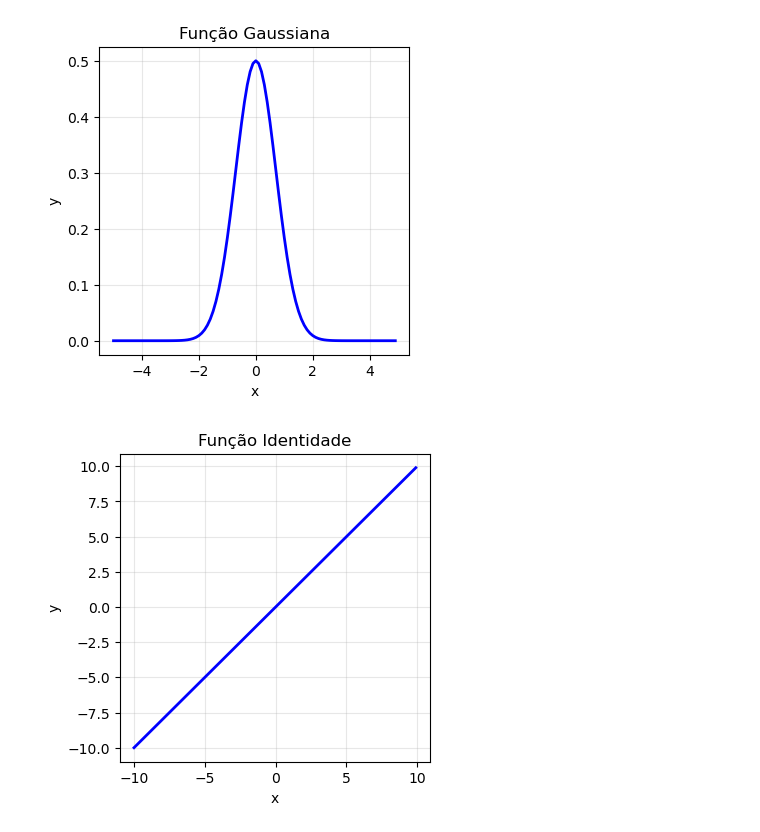
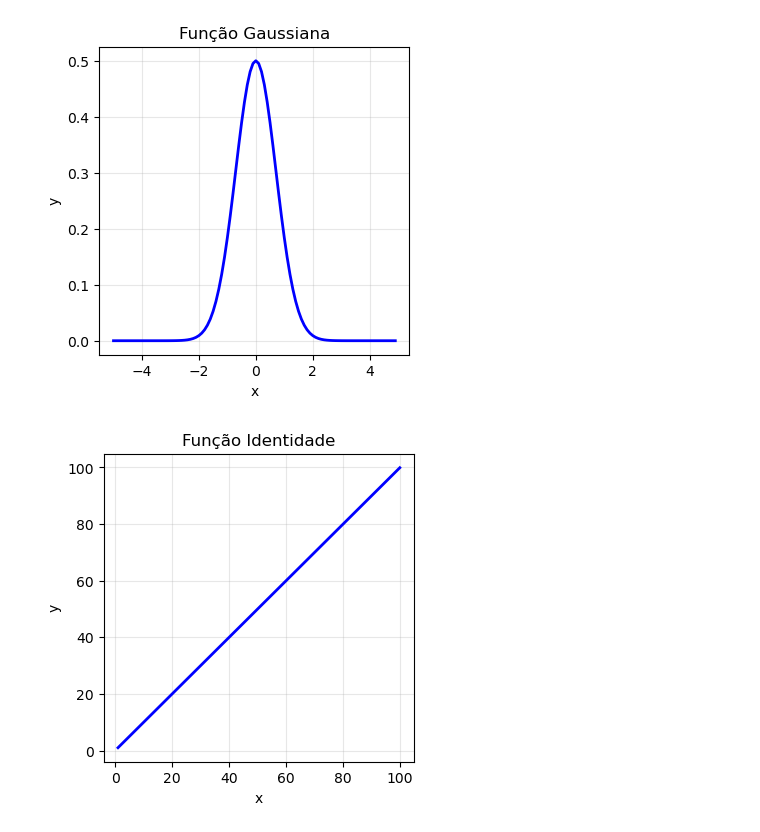
Before and after one commit to ghduque/rna, a Jupyter notebook: Atividade - Neuronio.ipynb, the cells around one changed output. Drawn from its saved outputs; the diff is of its cells as text; code cells hidden in the pictures.

```diff
--- a/Atividade - Neuronio.ipynb
+++ b/Atividade - Neuronio.ipynb
@@ -210,12 +205,12 @@ plota_grafico(x_valor, y_valor, 'Função Gaussiana')
 # %%
 #funcao identidade
 def funcao_identidade(u):
     return u
 
 #gera os valores de x
-x_valor = np.arange(-10, 10, 0.1)
+x_valor = np.arange(1, 100, 0.1)
 y_valor = funcao_identidade(x_valor)
 
 plota_grafico(x_valor, y_valor, 'Função Identidade')
 # %% [output]
-[figure, old version]
+[figure, new version]
```
Also changed, not shown: parts of 1 cell of this notebook, 4 other files.
